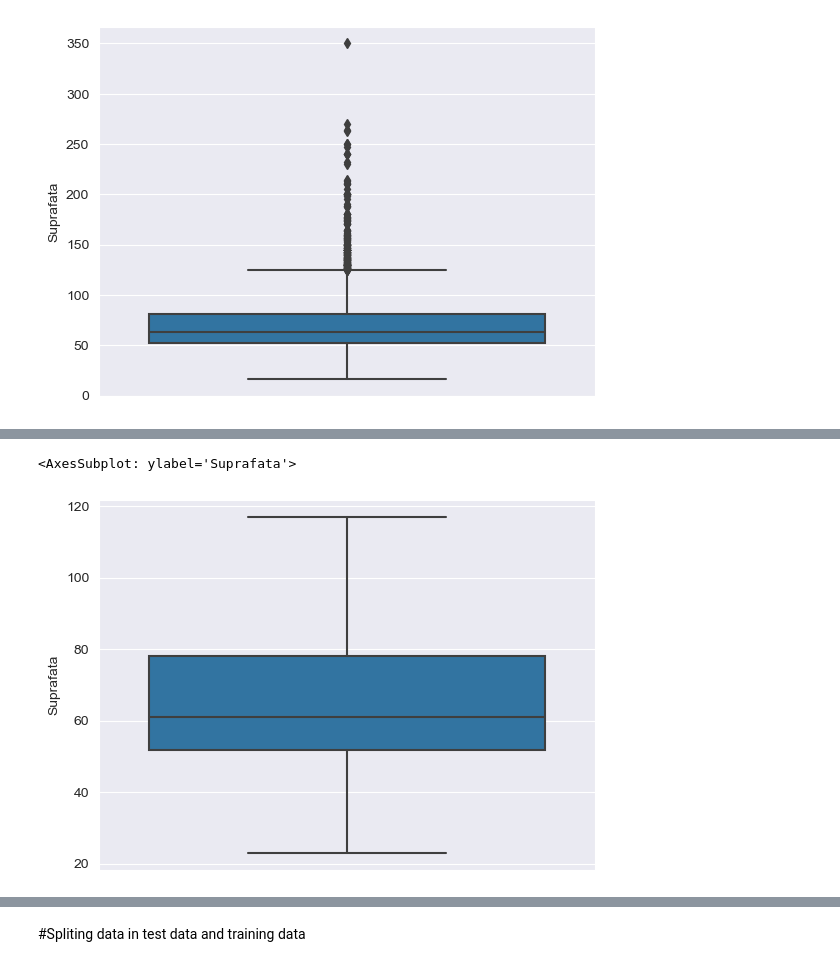
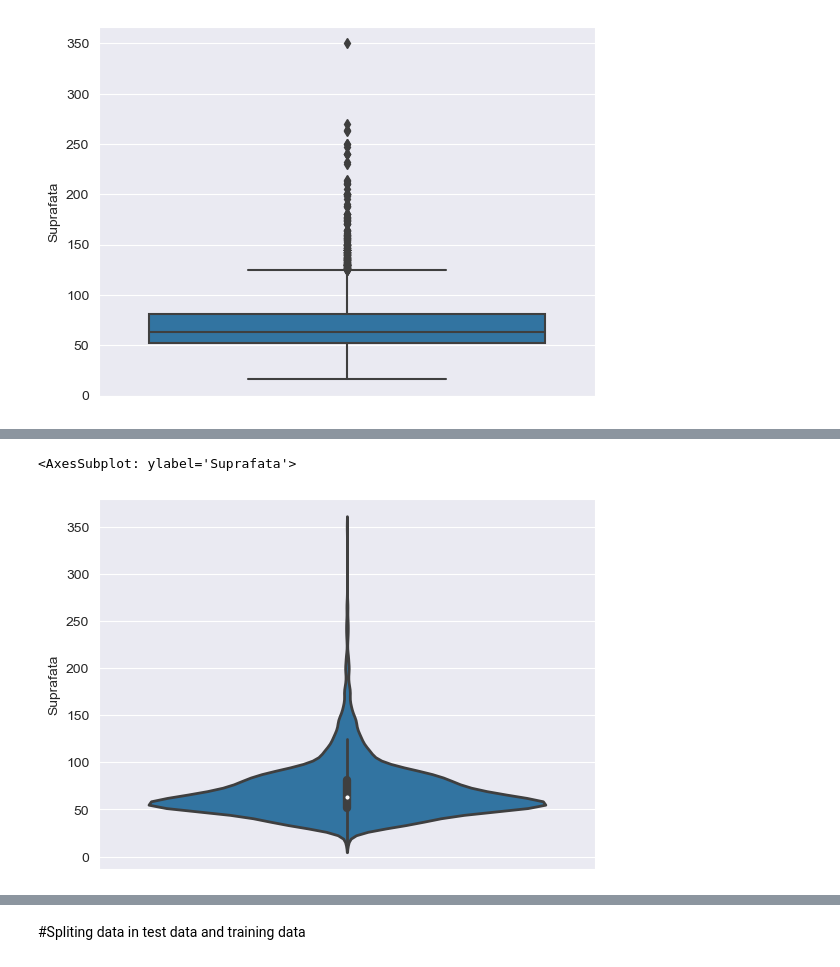
Before and after one commit to MirceaPetcu/BucharestHousePrediction, a Jupyter notebook: HousePricePrediction.ipynb, the cells around one changed output, grey strips where cells are left out. Drawn from its saved outputs; the diff is of its cells as text; code cells hidden in the pictures.

```diff
--- a/HousePricePrediction.ipynb
+++ b/HousePricePrediction.ipynb
@@ -124,5 +100,5 @@ dataset3 = dataset2.drop(outliers.index)
 # %%
-sns.boxplot(y=dataset3['Suprafata'])
+sns.violinplot(y=dataset2['Suprafata'],linewidth=2)
 # %% [output]
 <AxesSubplot: ylabel='Suprafata'>
-[figure, old version]
+[figure, new version]
```
Also changed, not shown: parts of 32 cells of this notebook.
